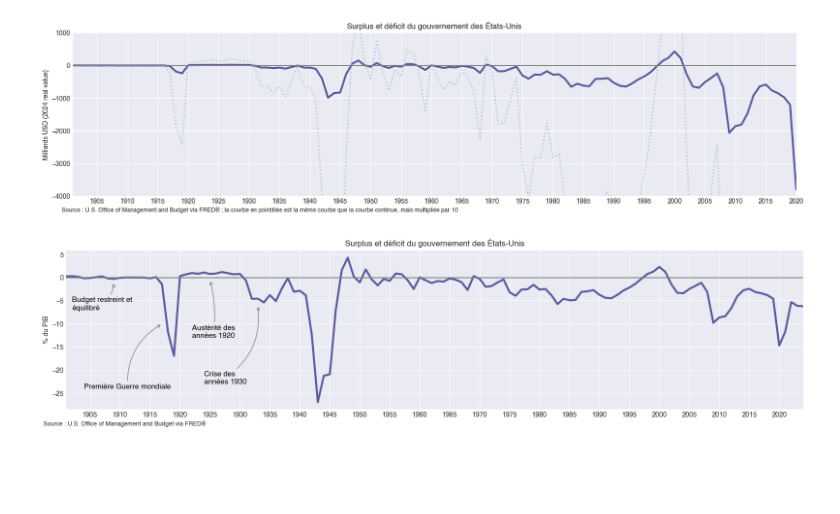
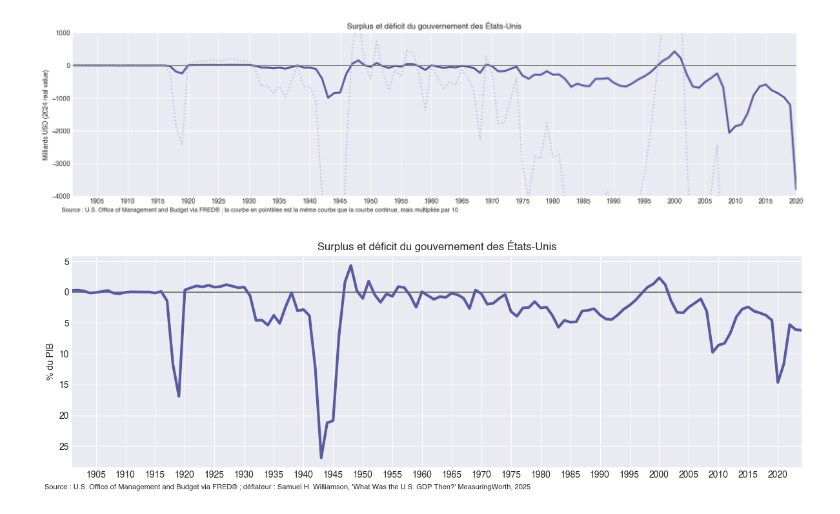
Before and after one commit to miche-quiche/OikopediaCharts, a Jupyter notebook: TreasuryMarketFofData.ipynb, the cells around one changed output. Saved outputs shown, nothing was run; the diff lists cells and outputs as text; code cells hidden in the pictures; blank space fills up the shorter version.

```diff
--- a/TreasuryMarketFofData.ipynb
+++ b/TreasuryMarketFofData.ipynb
@@ -354,13 +354,17 @@ s.index.name = None
 s = 100*s/nominal_gdp
 
 # création du graphique
-fig, ax = plt.subplots(figsize=(16, 4))
+fig, ax = plt.subplots(figsize=(12, 4))
+plt.axhline(0, color='gray')
+
 s.plot(ax=ax, linewidth=3)
 ax.set_title("Surplus et déficit du gouvernement des États-Unis")
 ax.set_ylabel("% du PIB")
 ax.set_xmargin(0)
 ax.xaxis.set_major_locator(MaxNLocator(nbins=28))
+ax.set_yticklabels([abs(int(tick)) for tick in ax.get_yticks()])
 
+"""
 ax.annotate(
     "Budget restreint et \néquilibré",
     xy=(1909, -1),
@@ -399,37 +403,102 @@ ax.annotate(
     fontsize=11,
     color="black"
 )
 
 ax.annotate(
     "Crise des\nannées 1930",
     xy=(1933, -6),
     xytext=(1924, -23),
     arrowprops=dict(
         arrowstyle="->",  # style de flèche
         connectionstyle="arc3,rad=0.3",
         color="gray"
     ),
     fontsize=11,
     color="black"
 )
 
 ax.annotate(
-    "Crise des\nannées 1930",
-    xy=(1933, -6),
-    xytext=(1924, -23),
+    "Seconde Guerre mondiale",
+    xy=(1946, -20),
+    xytext=(1950, -26),
     arrowprops=dict(
         arrowstyle="->",  # style de flèche
-        connectionstyle="arc3,rad=0.3",
+        connectionstyle="arc3,rad=0.1",
         color="gray"
     ),
     fontsize=11,
     color="black"
 )
 
-fig.text(0.01, -0.0, "Source : U.S. Office of Management and Budget via FRED®", ha="left", fontsize=9)
-plt.axhline(0, color='gray')
+ax.annotate(
+    "Budget important\n et (relativement) équilibré",
+    xy=(1959, -5),
+    xytext=(1952, -16),
+    arrowprops=dict(
+        arrowstyle="->",  # style de flèche
+        connectionstyle="arc3,rad=0.1",
+        color="gray"
+    ),
+    fontsize=11,
+    color="black"
+)
+
+ax.annotate(
+    "Début du déficit permanent",
+    xy=(1975, -4),
+    xytext=(1970, -18),
+    arrowprops=dict(
+        arrowstyle="->",  # style de flèche
+        connectionstyle="arc3,rad=-0.2",
+        color="gray"
+    ),
+    fontsize=11,
+    color="black"
+)
+
+ax.annotate(
+    "Début de la consolidation fiscale,\naustérié sous Clinton",
+    xy=(1992, -5),
+    xytext=(1982, -13),
+    arrowprops=dict(
+        arrowstyle="->",  # style de flèche
+        connectionstyle="arc3,rad=0.2",
+        color="gray"
+    ),
+    fontsize=11,
+    color="black"
+)
+
+ax.annotate(
+    "Crise de 2008",
+    xy=(2009, -11),
+    xytext=(2000, -22),
+    arrowprops=dict(
+        arrowstyle="->",  # style de flèche
+        connectionstyle="arc3,rad=0.2",
+        color="gray"
+    ),
+    fontsize=11,
+    color="black"
+)
+
+ax.annotate(
+    "Covid",
+    xy=(2020, -15),
+    xytext=(2018, -20),
+    arrowprops=dict(
+        arrowstyle="->",  # style de flèche
+        connectionstyle="arc3,rad=0.2",
+        color="gray"
+    ),
+    fontsize=11,
+    color="black"
+)
+"""
+
+fig.text(0.01, -0.0, "Source : U.S. Office of Management and Budget via FRED® ; déflateur : Samuel H. Williamson, 'What Was the U.S. GDP Then?' MeasuringWorth, 2025", ha="left", fontsize=8)
 
 plt.tight_layout()
 plt.show()
 # %% [output]
-[figure, old version]
+[figure, new version]
```
